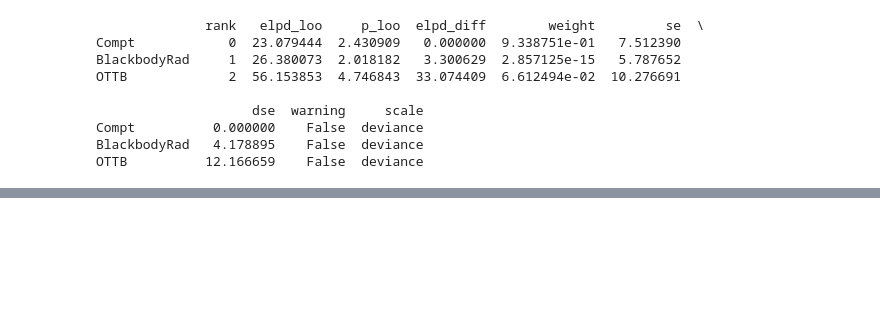
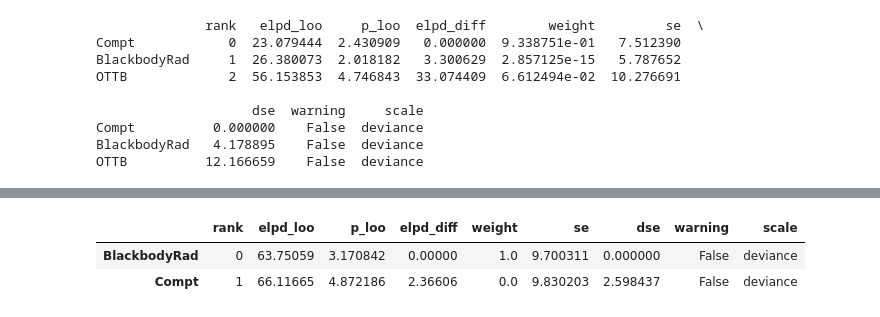
Before and after one commit to xiesl97/elisa, a Jupyter notebook: example/compare_pos_results.ipynb, the cells around one changed output, grey strips where cells are left out. Cells and saved outputs as stored; diff of their text form; code cells hidden in the pictures; blank space fills up the shorter version.

```diff
--- a/example/compare_pos_results.ipynb
+++ b/example/compare_pos_results.ipynb
@@ -42,0 +159,8 @@ OTTB          12.166659    False  deviance
+# %%
+loo_Compt = az.loo(combined_idata_Compt, reff=mean_reff_Compt, scale='deviance')
+loo_BlackbodyRad = az.loo(combined_idata_BlackbodyRad, reff=mean_reff_BlackbodyRad, scale='deviance')
+az.compare({'Compt': loo_Compt,'BlackbodyRad': loo_BlackbodyRad}, ic='loo', scale='deviance')
+# %% [output]
+|  | rank | elpd_loo | p_loo | elpd_diff | weight | se | dse | warning | scale |
+| BlackbodyRad | 0 | 63.75059 | 3.170842 | 0.00000 | 1.0 | 9.700311 | 0.000000 | False | deviance |
+| Compt | 1 | 66.11665 | 4.872186 | 2.36606 | 0.0 | 9.830203 | 2.598437 | False | deviance |
```
Also changed, not shown: parts of 6 cells of this notebook.
